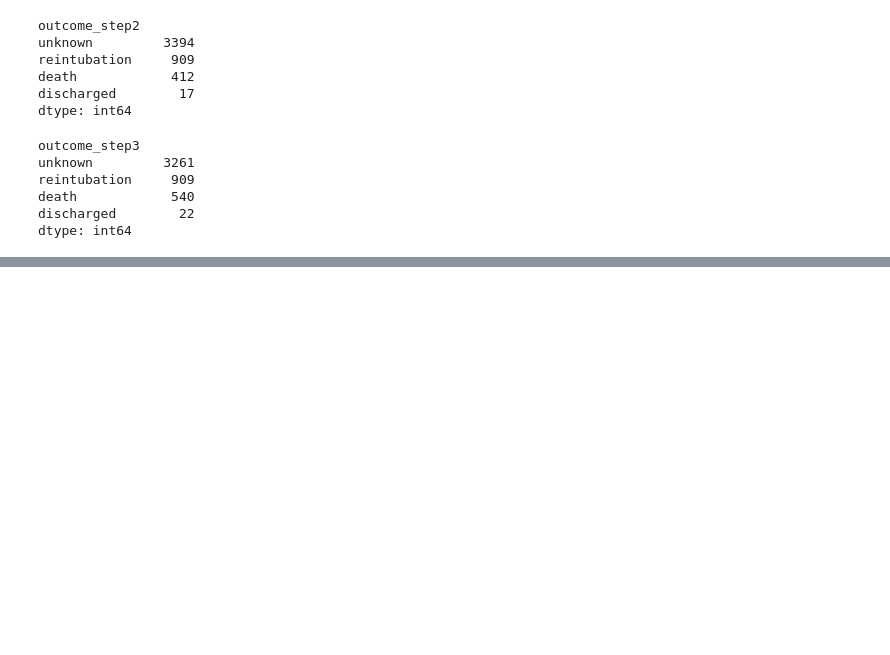
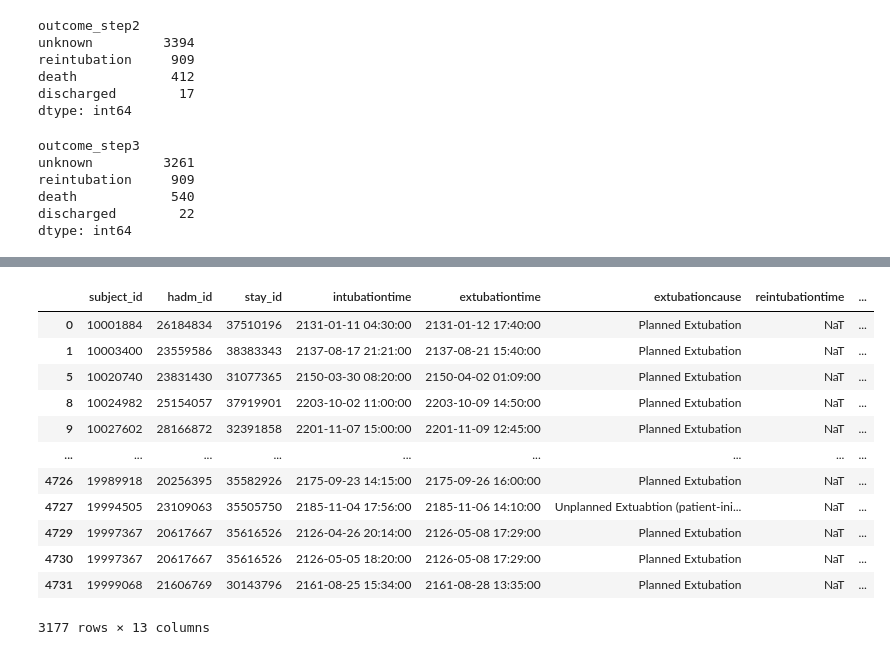
Before and after one commit to sujungleeml/P1_extubationfailure, a Jupyter notebook: 이수정/python_codes/dataext1_subject1.ipynb, the cells around one changed output, grey strips where cells are left out. Saved outputs shown, nothing was run; the diff lists cells and outputs as text; code cells hidden in the pictures; blank space fills up the shorter version.

```diff
--- a/이수정/python_codes/dataext1_subject1.ipynb
+++ b/이수정/python_codes/dataext1_subject1.ipynb
@@ -1149,2 +1209,18 @@ dtype: int64
+# %%
+ventilator_duration1_3 >> filter_by(X.outcome_step3 == 'unknown')
+# %% [output]
+|  | subject_id | hadm_id | stay_id | intubationtime | extubationtime | extubationcause | reintubationtime | ... |
+| 0 | 10001884 | 26184834 | 37510196 | 2131-01-11 04:30:00 | 2131-01-12 17:40:00 | Planned Extubation | NaT | ... |
+| 1 | 10003400 | 23559586 | 38383343 | 2137-08-17 21:21:00 | 2137-08-21 15:40:00 | Planned Extubation | NaT | ... |
+| 5 | 10020740 | 23831430 | 31077365 | 2150-03-30 08:20:00 | 2150-04-02 01:09:00 | Planned Extubation | NaT | ... |
+| 8 | 10024982 | 25154057 | 37919901 | 2203-10-02 11:00:00 | 2203-10-09 14:50:00 | Planned Extubation | NaT | ... |
+| 9 | 10027602 | 28166872 | 32391858 | 2201-11-07 15:00:00 | 2201-11-09 12:45:00 | Planned Extubation | NaT | ... |
+| ... | ... | ... | ... | ... | ... | ... | ... | ... |
+| 4726 | 19989918 | 20256395 | 35582926 | 2175-09-23 14:15:00 | 2175-09-26 16:00:00 | Planned Extubation | NaT | ... |
+| 4727 | 19994505 | 23109063 | 35505750 | 2185-11-04 17:56:00 | 2185-11-06 14:10:00 | Unplanned Extuabtion (patient-ini... | NaT | ... |
+| 4729 | 19997367 | 20617667 | 35616526 | 2126-04-26 20:14:00 | 2126-05-08 17:29:00 | Planned Extubation | NaT | ... |
+| 4730 | 19997367 | 20617667 | 35616526 | 2126-05-05 18:20:00 | 2126-05-08 17:29:00 | Planned Extubation | NaT | ... |
+| 4731 | 19999068 | 21606769 | 30143796 | 2161-08-25 15:34:00 | 2161-08-28 13:35:00 | Planned Extubation | NaT | ... |
+3177 rows × 13 columns
 # %%
 tunnel.close() #터널 더이상 사용하지 않을때 호출해줘야 합니다.
```
Also changed, not shown: parts of 5 cells of this notebook.
